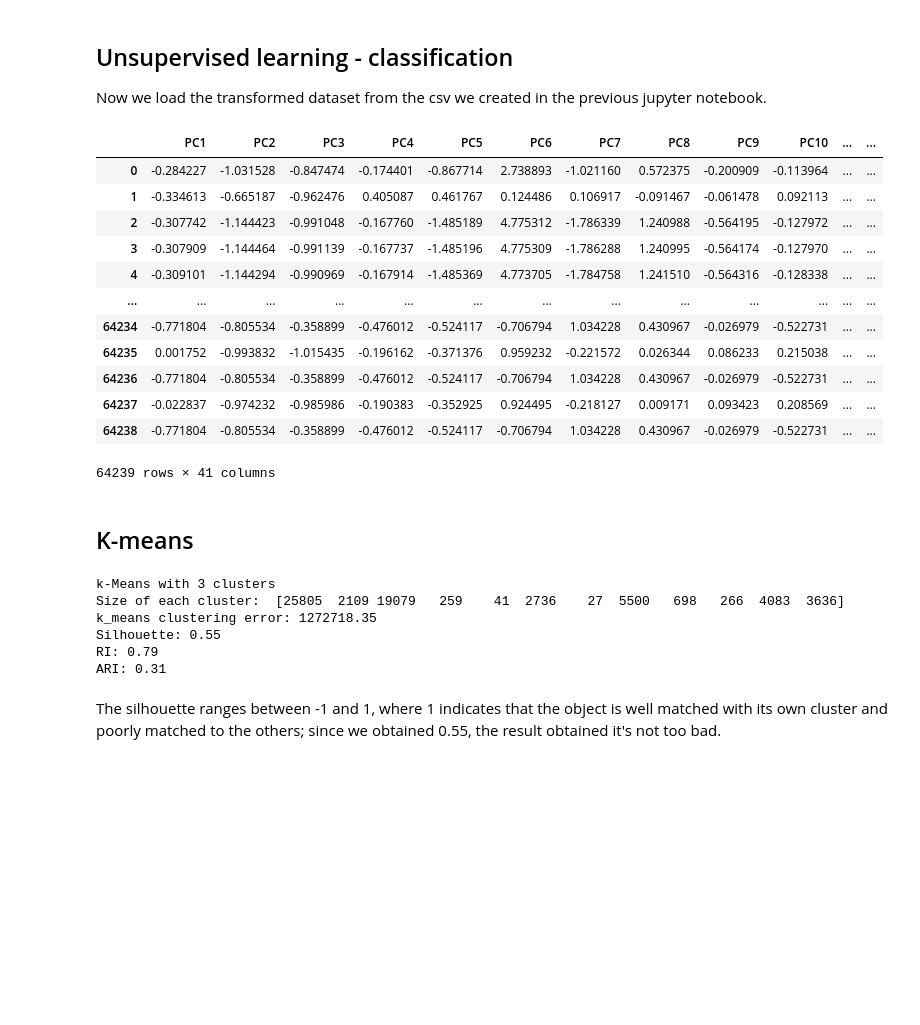
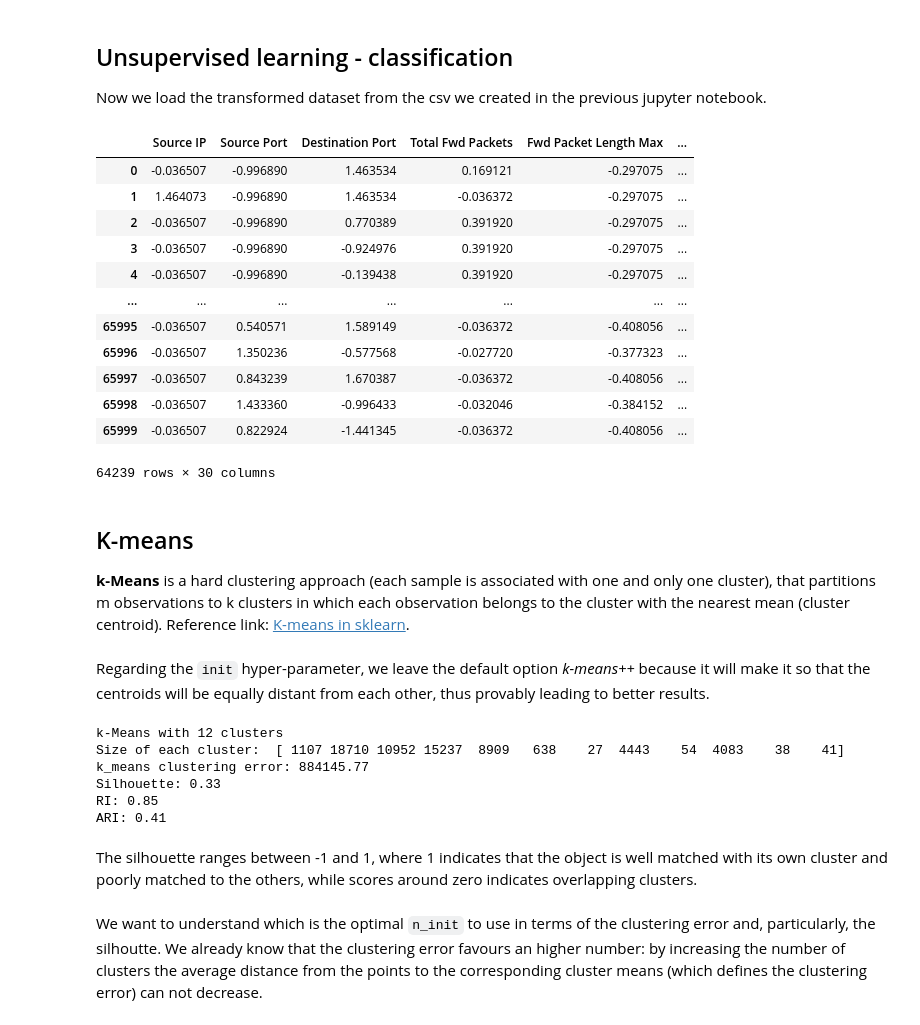
Before and after one commit to iochia02/ML4N_project, a Jupyter notebook: Code/4-unsupervised_learning.ipynb, the cells around one changed output. Cells and saved outputs as stored; diff of their text form; code cells hidden in the pictures; blank space fills up the shorter version.

```diff
--- a/Code/4-unsupervised_learning.ipynb
+++ b/Code/4-unsupervised_learning.ipynb
@@ -34,25 +33,23 @@ from sklearn.metrics import silhouette_score, adjusted_rand_score, rand_score
 Now we load the transformed dataset from the csv we created in the previous jupyter notebook.
 # %%
 # Load the dataset
-df = pd.read_csv("pca_dataset.csv", header=0, index_col=0, engine='python')
+df = pd.read_csv("preprocessed_dataset.csv", header=0, index_col=0, engine='python')
 
 df
 # %% [output]
-|  | PC1 | PC2 | PC3 | PC4 | PC5 | PC6 | PC7 | PC8 | PC9 | PC10 | ... | ... |
-| 0 | -0.284227 | -1.031528 | -0.847474 | -0.174401 | -0.867714 | 2.738893 | -1.021160 | 0.572375 | -0.200909 | -0.113964 | ... | ... |
-| 1 | -0.334613 | -0.665187 | -0.962476 | 0.405087 | 0.461767 | 0.124486 | 0.106917 | -0.091467 | -0.061478 | 0.092113 | ... | ... |
-| 2 | -0.307742 | -1.144423 | -0.991048 | -0.167760 | -1.485189 | 4.775312 | -1.786339 | 1.240988 | -0.564195 | -0.127972 | ... | ... |
-| 3 | -0.307909 | -1.144464 | -0.991139 | -0.167737 | -1.485196 | 4.775309 | -1.786288 | 1.240995 | -0.564174 | -0.127970 | ... | ... |
-| 4 | -0.309101 | -1.144294 | -0.990969 | -0.167914 | -1.485369 | 4.773705 | -1.784758 | 1.241510 | -0.564316 | -0.128338 | ... | ... |
-| ... | ... | ... | ... | ... | ... | ... | ... | ... | ... | ... | ... | ... |
-| 64234 | -0.771804 | -0.805534 | -0.358899 | -0.476012 | -0.524117 | -0.706794 | 1.034228 | 0.430967 | -0.026979 | -0.522731 | ... | ... |
-| 64235 | 0.001752 | -0.993832 | -1.015435 | -0.196162 | -0.371376 | 0.959232 | -0.221572 | 0.026344 | 0.086233 | 0.215038 | ... | ... |
-| 64236 | -0.771804 | -0.805534 | -0.358899 | -0.476012 | -0.524117 | -0.706794 | 1.034228 | 0.430967 | -0.026979 | -0.522731 | ... | ... |
-| 64237 | -0.022837 | -0.974232 | -0.985986 | -0.190383 | -0.352925 | 0.924495 | -0.218127 | 0.009171 | 0.093423 | 0.208569 | ... | ... |
-| 64238 | -0.771804 | -0.805534 | -0.358899 | -0.476012 | -0.524117 | -0.706794 | 1.034228 | 0.430967 | -0.026979 | -0.522731 | ... | ... |
+|  | Source IP | Source Port | Destination Port | Total Fwd Packets | Fwd Packet Length Max | ... |
+| 0 | -0.036507 | -0.996890 | 1.463534 | 0.169121 | -0.297075 | ... |
+| 1 | 1.464073 | -0.996890 | 1.463534 | -0.036372 | -0.297075 | ... |
+| 2 | -0.036507 | -0.996890 | 0.770389 | 0.391920 | -0.297075 | ... |
+| 3 | -0.036507 | -0.996890 | -0.924976 | 0.391920 | -0.297075 | ... |
+| 4 | -0.036507 | -0.996890 | -0.139438 | 0.391920 | -0.297075 | ... |
+| ... | ... | ... | ... | ... | ... | ... |
+| 65995 | -0.036507 | 0.540571 | 1.589149 | -0.036372 | -0.408056 | ... |
+| 65996 | -0.036507 | 1.350236 | -0.577568 | -0.027720 | -0.377323 | ... |
+| 65997 | -0.036507 | 0.843239 | 1.670387 | -0.036372 | -0.408056 | ... |
+| 65998 | -0.036507 | 1.433360 | -0.996433 | -0.032046 | -0.384152 | ... |
+| 65999 | -0.036507 | 0.822924 | -1.441345 | -0.036372 | -0.408056 | ... |
-64239 rows × 41 columns
+64239 rows × 30 columns
-# %% [markdown]
-## K-means
 # %%
 X = df.drop(columns = 'label').to_numpy()
 y = df['label'].values
@@ -59,28 +61,37 @@ y = df['label'].values
+# %% [markdown]
+## K-means
+**k-Means** is a hard clustering approach (each sample is associated with one and only one cluster), that partitions m observations to k clusters in which each observation belongs to the cluster with the nearest mean (cluster centroid).
+Reference link: <a href="https://scikit-learn.org/stable/modules/generated/sklearn.cluster.KMeans.html#sklearn.cluster.KMeans">K-means in sklearn</a>.
+# %% [markdown]
+Regarding the ``init`` hyper-parameter, we leave the default option *k-means++* because it will make it so that the centroids will be equally distant from each other, thus provably leading to better results.
 # %%
 # k-means
-# k-Means with n_clusters = 12
+# k-Means with n_clusters = 12, which is the number of labels
 kmeans = KMeans(n_clusters=12)
-cl_labels3 = kmeans.fit_predict(X) # Get clusters ID
+# Fits the k-means algorithm to the dataset X and Predicts cluster labels for each data point
+cl_labels12 = kmeans.fit_predict(X)
 
 # Unsupervised metric
-silhouette  = silhouette_score(X, cl_labels3)
+silhouette  = silhouette_score(X, cl_labels12)
 # Supervised metrics
-ri = rand_score(np.ravel(y), cl_labels3)
-ari = adjusted_rand_score(np.ravel(y), cl_labels3)
+ri = rand_score(np.ravel(y), cl_labels12)
+ari = adjusted_rand_score(np.ravel(y), cl_labels12)
 
 print('k-Means with 12 clusters')
-(unique, counts)=np.unique( cl_labels3, return_counts=True)
+(unique, counts)=np.unique( cl_labels12, return_counts=True)
 print("Size of each cluster: ", counts)
 print(f'k_means clustering error: {round(kmeans.inertia_, 2)}')
 print(f'Silhouette: {round(silhouette, 2)}')
 print(f'RI: {round(ri, 2)}')
 print(f'ARI: {round(ari, 2)}')
 # %% [output]
-k-Means with 3 clusters
-Size of each cluster:  [25805  2109 19079   259    41  2736    27  5500   698   266  4083  3636]
-k_means clustering error: 1272718.35
-Silhouette: 0.55
-RI: 0.79
-ARI: 0.31
+k-Means with 12 clusters
+Size of each cluster:  [ 1107 18710 10952 15237  8909   638    27  4443    54  4083    38    41]
+k_means clustering error: 884145.77
+Silhouette: 0.33
+RI: 0.85
+ARI: 0.41
 # %% [markdown]
-The silhouette ranges between -1 and 1, where 1 indicates that the object is well matched with its own cluster and poorly matched to the others; since we obtained 0.55, the result obtained it's not too bad.
+The silhouette ranges between -1 and 1, where 1 indicates that the object is well matched with its own cluster and poorly matched to the others, while scores around zero indicates overlapping clusters.
+# %% [markdown]
+We want to understand which is the optimal ``n_init`` to use in terms of the clustering error and, particularly, the silhoutte. We already know that the clustering error favours an higher number: by increasing the number of clusters the average distance from the points to the corresponding cluster means (which defines the clustering error) can not decrease.
```
Also changed, not shown: parts of 52 cells of this notebook.
